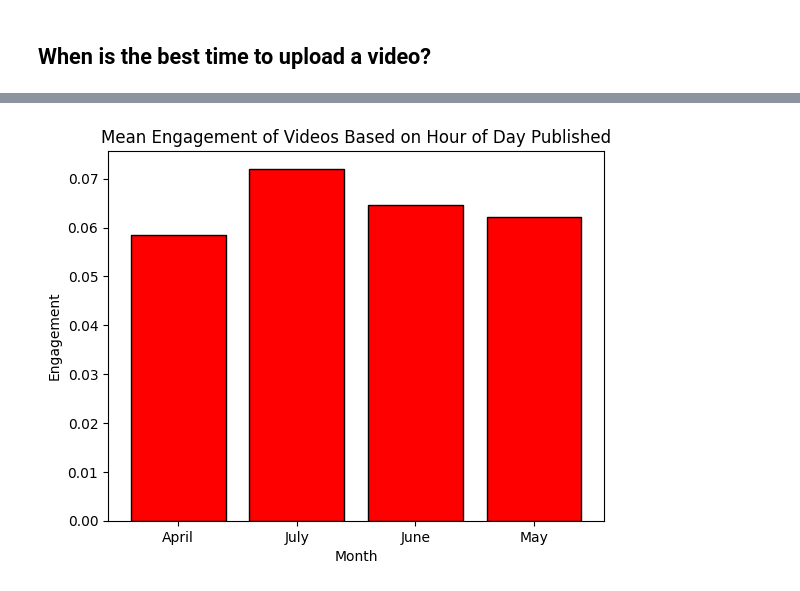
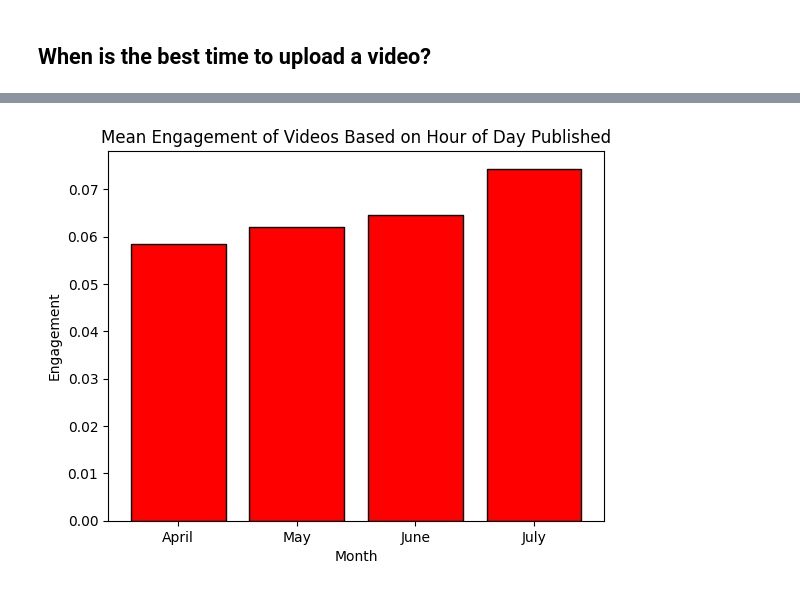
Before and after one commit to kevoinno/youtube-analytics, a Jupyter notebook: youtube_trending_visualizations.ipynb, the cells around one changed output, grey strips where cells are left out. Cells and saved outputs as stored; diff of their text form; code cells hidden in the pictures.

```diff
--- a/youtube_trending_visualizations.ipynb
+++ b/youtube_trending_visualizations.ipynb
@@ -276,11 +271,13 @@ time_df_day
 # %%
-time_df_month = time_df.groupby(time_df['published_at'].dt.month.map({1: 'January', 2: 'February', 3: 'March', 4: 'April',
+time_df_month = time_df.groupby(time_df['published_at'].dt.month).mean()
+time_df_month['published_at'] = time_df_month['published_at'].dt.month.map({1: 'January', 2: 'February', 3: 'March', 4: 'April',
                                             5: 'May', 6: 'June', 7: 'July', 8: 'August',
-                                            9: 'September', 10: 'October', 11: 'November', 12: 'December'})).mean()
+                                            9: 'September', 10: 'October', 11: 'November', 12: 'December'})
+time_df_month.reset_index(drop = True)
 # %%
-plt.bar(time_df_month.index, time_df_month['engagement'], edgecolor = "black", color = "#FF0000");
+plt.bar(time_df_month['published_at'], time_df_month['engagement'], edgecolor = "black", color = "#FF0000");
 plt.xlabel('Month');
 plt.ylabel('Engagement');
 plt.title('Mean Engagement of Videos Based on Hour of Day Published');
 # %% [output]
-[figure, old version]
+[figure, new version]
```
Also changed, not shown: parts of 22 cells of this notebook, 1 other file.
